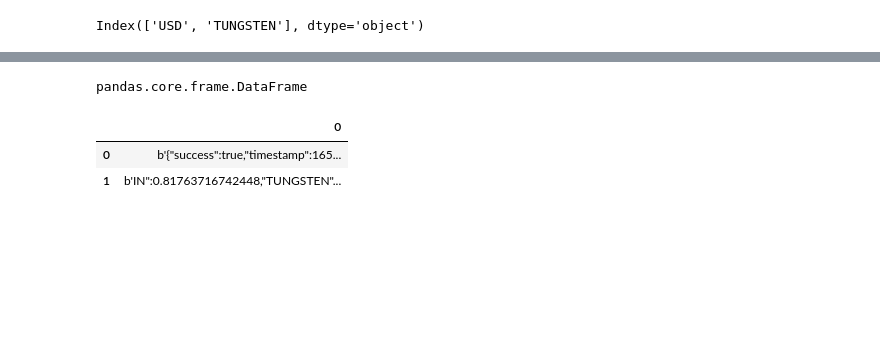
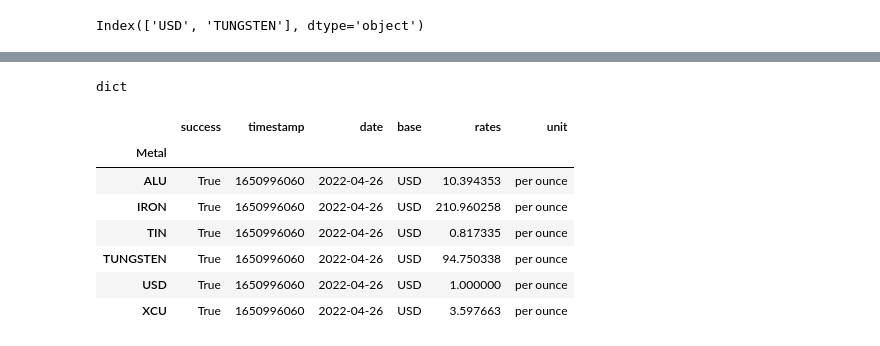
Before and after one commit to DiegoMerello/Final-Project-Ironhack, a Jupyter notebook: API request.ipynb, the cells around one changed output, grey strips where cells are left out. Drawn from its saved outputs; the diff is of its cells as text; code cells hidden in the pictures; blank space fills up the shorter version.

```diff
--- a/API request.ipynb
+++ b/API request.ipynb
@@ -181,3 +202,3 @@ requests.models.Response
 # %%
-json.loads(resp5[0].text)
+type(resp5)
 # %% [output]
@@ -184,0 +208,3 @@ NameError: name 'json' is not defined
+# %%
+json_data = json.loads(resp5.text)
+json_data
@@ -185,12 +223,18 @@ NameError: name 'json' is not defined
 # %%
-info2=pd.DataFrame.from_dict(resp5)
+info2=pd.DataFrame.from_dict(json_data)
 # %%
-type(info2)
+type(json_data)
 # %% [output]
-pandas.core.frame.DataFrame
+dict
 # %%
+info2.index.name='Metal'
 info2
 # %% [output]
-|  | 0 |
-| 0 | b'{"success":true,"timestamp":165... |
-| 1 | b'IN":0.81763716742448,"TUNGSTEN"... |
+|  | success | timestamp | date | base | rates | unit |
+| Metal |  |  |  |  |  |  |
+| ALU | True | 1650996060 | 2022-04-26 | USD | 10.394353 | per ounce |
+| IRON | True | 1650996060 | 2022-04-26 | USD | 210.960258 | per ounce |
+| TIN | True | 1650996060 | 2022-04-26 | USD | 0.817335 | per ounce |
+| TUNGSTEN | True | 1650996060 | 2022-04-26 | USD | 94.750338 | per ounce |
+| USD | True | 1650996060 | 2022-04-26 | USD | 1.000000 | per ounce |
+| XCU | True | 1650996060 | 2022-04-26 | USD | 3.597663 | per ounce |
```
Also changed, not shown: parts of 35 cells of this notebook, 2 other files.
